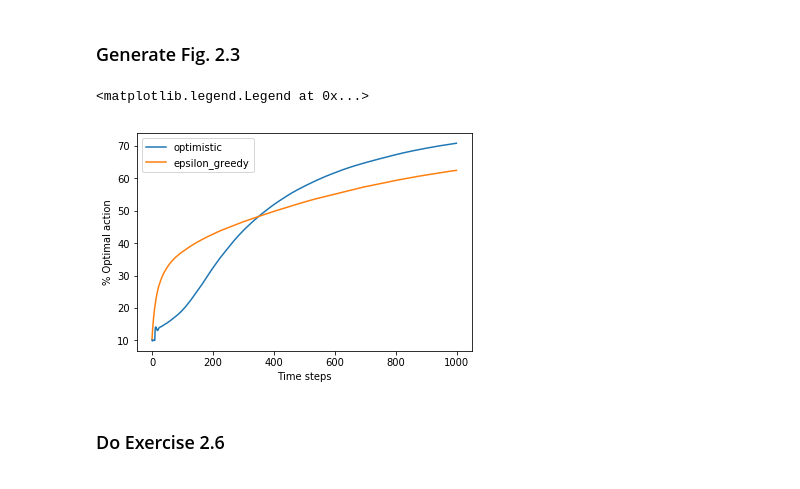
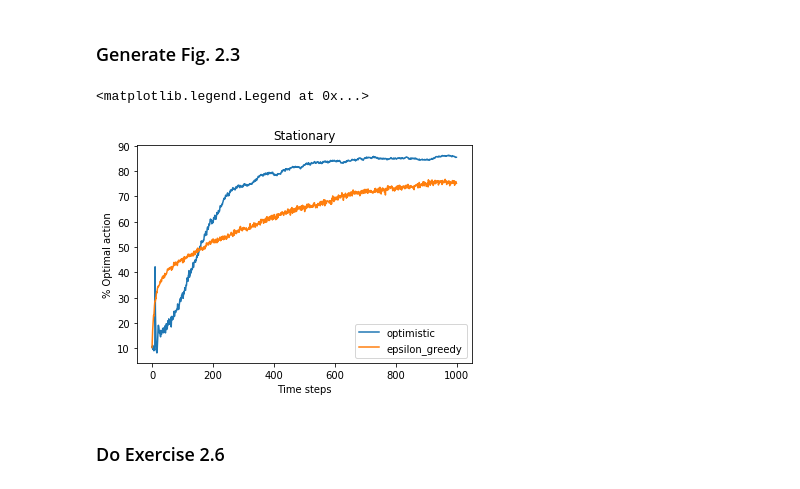
Before and after one commit to madaanpulkit/RL-M2019, a Jupyter notebook: HW1/homework_1.ipynb, the cells around one changed output. Drawn from its saved outputs; the diff is of its cells as text; code cells hidden in the pictures.

Commit message:
homework_1: reasons and optimal correction
Added reasonings and corrected the percentage optimal action calculation.

```diff
--- a/HW1/homework_1.ipynb
+++ b/HW1/homework_1.ipynb
@@ -13,7 +13,7 @@ You should consider upgrading via the 'pip install --upgrade pip' command.
 # %% [markdown]
 # Test Bed
 # %%
-def bandit_test_bed(arms, runs, steps, epsilon, incr_method='fixed_alpha', random_walk=False, alpha=0.1, init=0, ucb=False, c=2, desc=''):
+def bandit_test_bed(arms, runs, steps, epsilon, incr_method='fixed_alpha', random_walk=False, scale=0.01, alpha=0.1, init=0, ucb=False, c=2, desc=''):
 
     avg_R = np.zeros(steps)
     per_optim = np.zeros(steps)
@@ -42,6 +42,7 @@ def bandit_test_bed(arms, runs, steps, epsilon, incr_method='fixed_alpha', rando
             else:
                 a = np.argmax(Q)
 
+            #Upper Confidence Bound
             if ucb:
                 if 0 in N:
                     a = np.where(N==0)[0][0]
@@ -66,12 +67,12 @@ def bandit_test_bed(arms, runs, steps, epsilon, incr_method='fixed_alpha', rando
             #Random Walk
             if random_walk:
                 #Non-stationarity: Expected reward random walk
-                q_star += np.random.normal(scale=0.01, size=arms)
+                q_star += np.random.normal(scale=scale, size=arms)
                 #Optimal action
                 optim_a = np.argmax(q_star)
 
     avg_R /= runs
-    per_optim = 100 * np.cumsum(per_optim) / (runs * np.arange(1, steps+1))
+    per_optim *= 100 / runs
 
     return avg_R, per_optim
 # %% [markdown]
@@ -124,7 +127,7 @@ plt.legend()
 # %%
 arms = 10
 runs = 2000
-steps = 1000
+steps = 4000
 incr_method = 'fixed_alpha'
 alpha = 0.1
 random_walk = False
@@ -143,13 +146,14 @@ avg_R_epsilon, per_optim_epsilon = bandit_test_bed(arms=arms, runs=runs, steps=s
                                                  desc='epsilon_stat', init=init)
 # %%
 plt.figure()
-plt.plot(per_optim_optim, label='optimistic')
-plt.plot(per_optim_epsilon, label='epsilon_greedy')
+plt.plot(per_optim_optim[:1000], label='optimistic')
+plt.plot(per_optim_epsilon[:1000], label='epsilon_greedy')
 plt.xlabel('Time steps')
 plt.ylabel('% Optimal action')
+plt.title('Stationary')
 plt.legend()
 # %% [output]
 <matplotlib.legend.Legend at 0x...>
-[figure, old version]
+[figure, new version]
 # %% [markdown]
 ### Do Exercise 2.6
```
Also changed, not shown: parts of 11 cells of this notebook.
